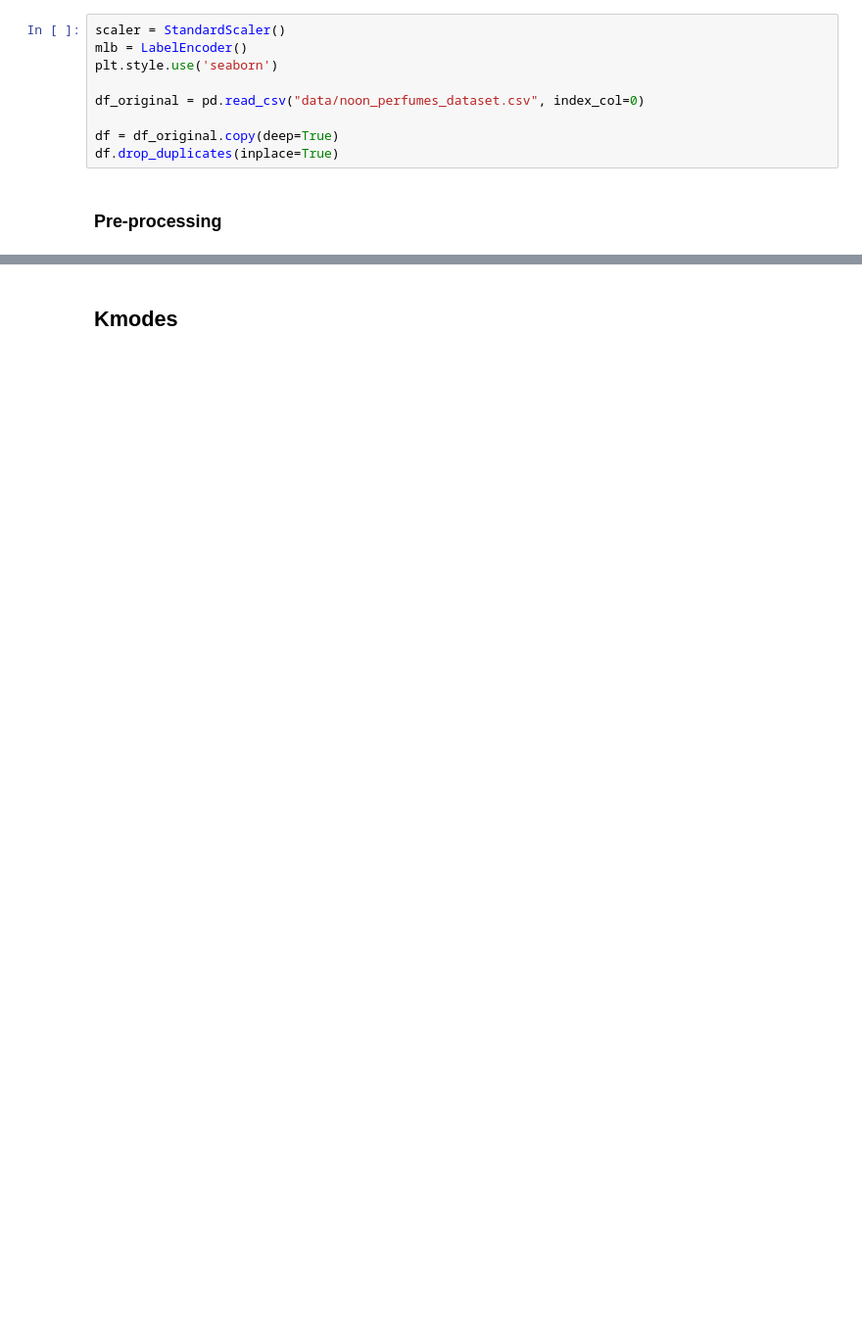
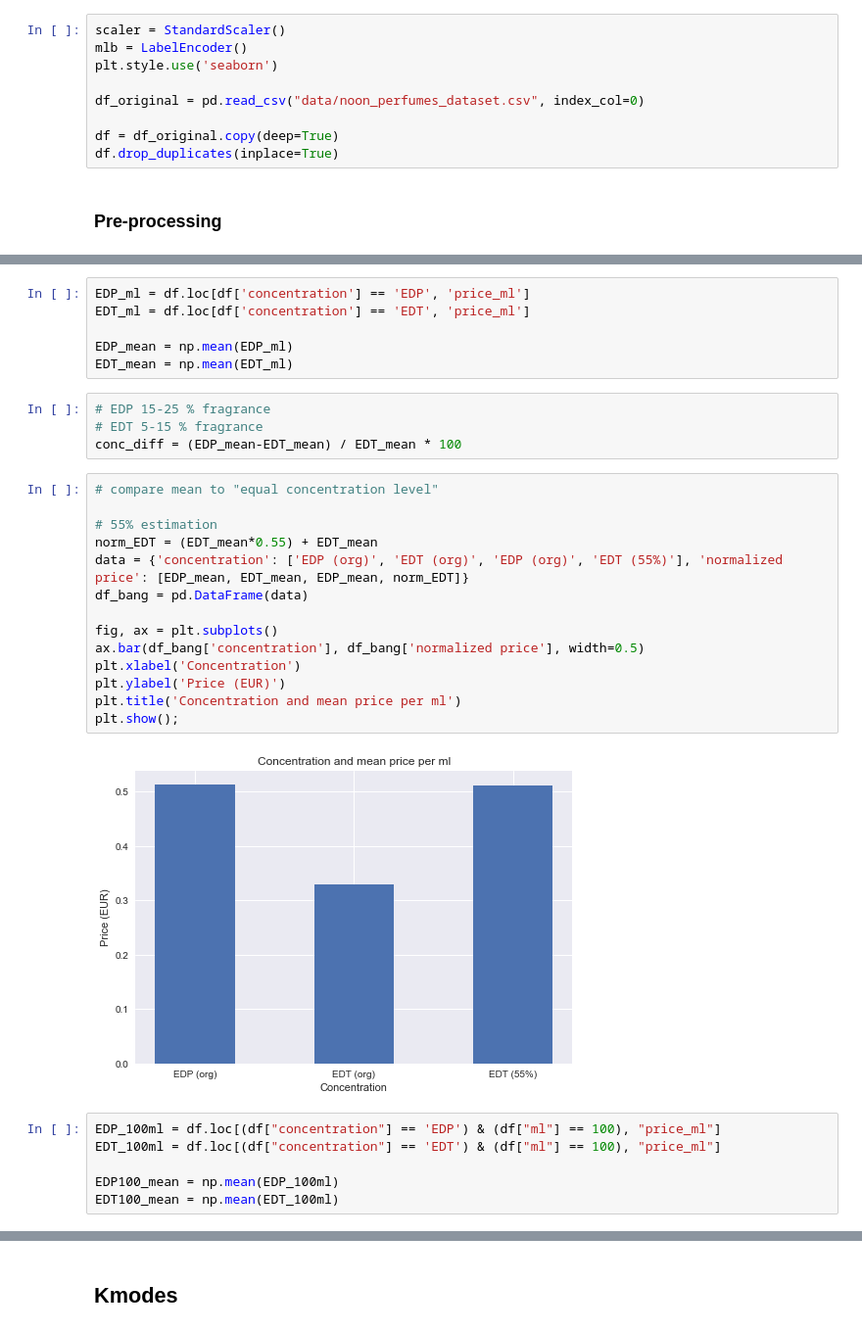
Before and after one commit to Sllambias/perfume_mining, a Jupyter notebook: full_doc.ipynb, the cells around one changed output, grey strips where cells are left out. Shown at 98% size. Saved outputs shown, nothing was run; the diff lists cells and outputs as text; blank space fills up the shorter version.

```diff
--- a/full_doc.ipynb
+++ b/full_doc.ipynb
@@ -173,0 +245,32 @@ cat_df = df[['brand', 'concentration','scents','price']]
+# %%
+EDP_ml = df.loc[df['concentration'] == 'EDP', 'price_ml']
+EDT_ml = df.loc[df['concentration'] == 'EDT', 'price_ml']
+
+EDP_mean = np.mean(EDP_ml)
+EDT_mean = np.mean(EDT_ml)
+# %%
+# EDP 15-25 % fragrance
+# EDT 5-15 % fragrance
+conc_diff = (EDP_mean-EDT_mean) / EDT_mean * 100
+# %%
+# compare mean to "equal concentration level"
+
+# 55% estimation
+norm_EDT = (EDT_mean*0.55) + EDT_mean
+data = {'concentration': ['EDP (org)', 'EDT (org)', 'EDP (org)', 'EDT (55%)'], 'normalized price': [EDP_mean, EDT_mean, EDP_mean, norm_EDT]}
+df_bang = pd.DataFrame(data)
+
+fig, ax = plt.subplots()
+ax.bar(df_bang['concentration'], df_bang['normalized price'], width=0.5)
+plt.xlabel('Concentration')
+plt.ylabel('Price (EUR)')
+plt.title('Concentration and mean price per ml')
+plt.show();
+# %% [output]
+[figure, added]
+# %%
+EDP_100ml = df.loc[(df["concentration"] == 'EDP') & (df["ml"] == 100), "price_ml"]
+EDT_100ml = df.loc[(df["concentration"] == 'EDT') & (df["ml"] == 100), "price_ml"]
+
+EDP100_mean = np.mean(EDP_100ml)
+EDT100_mean = np.mean(EDT_100ml)
```
Also changed, not shown: parts of 43 cells of this notebook.
